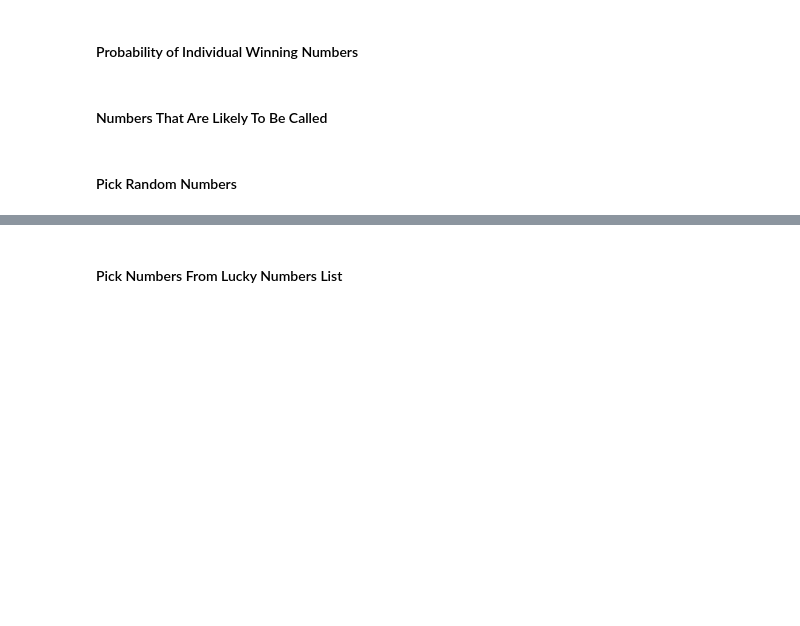
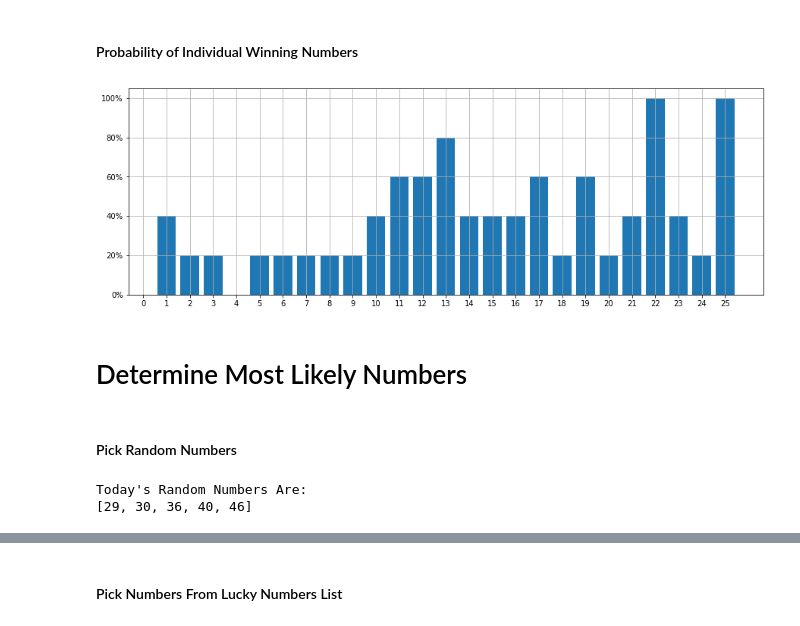
Before and after one commit to Jamals211/Gaming_The_Lottery, a Jupyter notebook: Lottery.ipynb, the cells around one changed output, grey strips where cells are left out. Cells and saved outputs as stored; diff of their text form; code cells hidden in the pictures; blank space fills up the shorter version.

```diff
--- a/Lottery.ipynb
+++ b/Lottery.ipynb
@@ -79 +67,7 @@ x
+# %%
+gold=[i[5] for i in winning_numbers]
+gold = list(map(int, gold))
+# %%
+x=x[1:30]
+gold_list=gold[0:50]
 # %%
@@ -84,6 +79,2 @@ lst[:3]
-# %%
-gold_list=[i[5] for i in winning_numbers]
-gold_list = list(map(int, gold_list))
-gold_list[:3]
 # %% [markdown]
 # Winning Numbers
@@ -425,29 +440,54 @@ plt.show()
 # %%
 def frequenciesg(values):
     frequenciesg = {}
     for v in values:
         if v in frequenciesg:
             frequenciesg[v] += 1
         else:
             frequenciesg[v] = 1
     return frequenciesg
 def probabilitiesg(samp, freqs):
     probs = []
     for k,v in freqs.items():
         probs.append(round(v/len(samp),3))
     return probs
-samp = gold_list                              #lst is the list of numbers that are sorted
-freqs = frequenciesg(samp)                     # frequency is how often the number occurs
-probs = probabilitiesg(samp, freqs)            #probabilility appends (#/length of the sample) to three decimal
-x_axis = list(set(samp))                      # x_axis just counts the numbers from 1 to 25
+sampg = gold_list                              #lst is the list of numbers that are sorted
+freqsg = frequenciesg(sampg)                     # frequency is how often the number occurs
+probsg = probabilitiesg(sampg, freqsg)            #probabilility appends (#/length of the sample) to three decimal
+x_axis = list(set(sampg))                      # x_axis just counts the numbers from 1 to 25
 fig = plt.figure(figsize = (15, 5))
 plt.gca().yaxis.set_major_formatter(mtick.PercentFormatter(.1))
-plt.bar(x_axis, probs)
+plt.bar(x_axis, probsg)
 plt.xticks(np.arange(0, 26, 1.0))
 plt.grid()
 plt.savefig("Images/GoldBar.png", bbox_inches='tight')
 plt.show()
+# %% [output]
+[figure, added]
-# %% [markdown]
-#### Numbers That Are Likely To Be Called
+# %% [markdown]
+# Determine Most Likely Numbers
 # %% [markdown]
 #### Pick Random Numbers
+# %%
+# Create a list of random numbers that could be choosen.
+lotteryNumbers = []
+
+for i in range (5):
+    number = random.randint(0,60)
+  #Check if this number has already been picked and ...
+    while number in lotteryNumbers:
+    # ... if it has, pick a new number instead
+        number = random.randint(0,60)
+
+  #Now that we have a unique number, let's append it to our list.
+    lotteryNumbers.append(number)
+
+#Sort the list in ascending order
+lotteryNumbers.sort()
+
+#Display the list on screen:
+print("Today's Random Numbers Are:")
+print(lotteryNumbers)
+# %% [output]
+Today's Random Numbers Are:
+[29, 30, 36, 40, 46]
```
Also changed, not shown: parts of 55 cells of this notebook, 7 other files.
